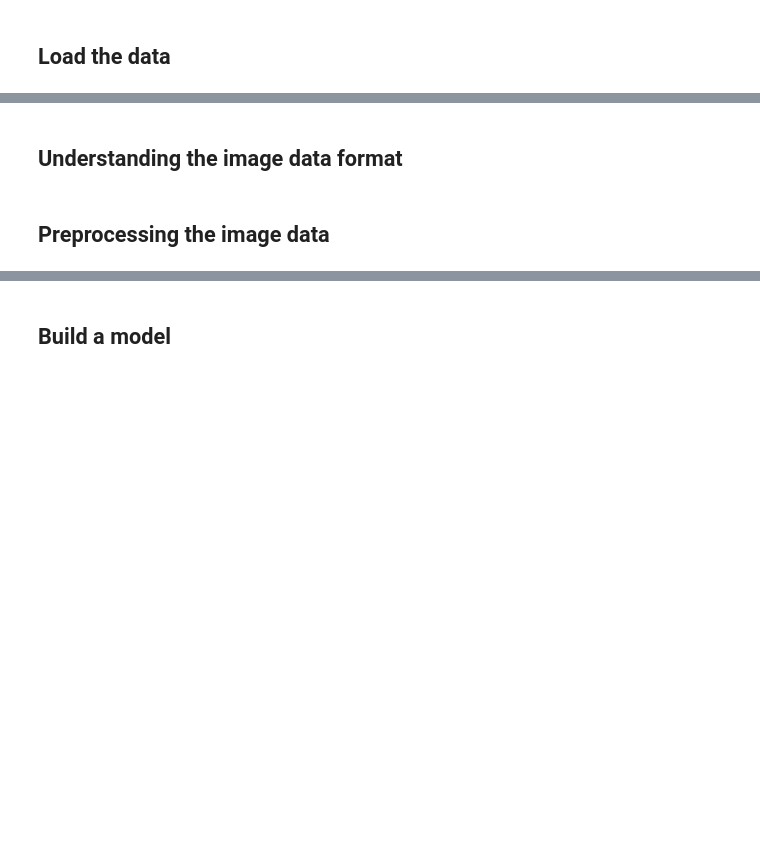
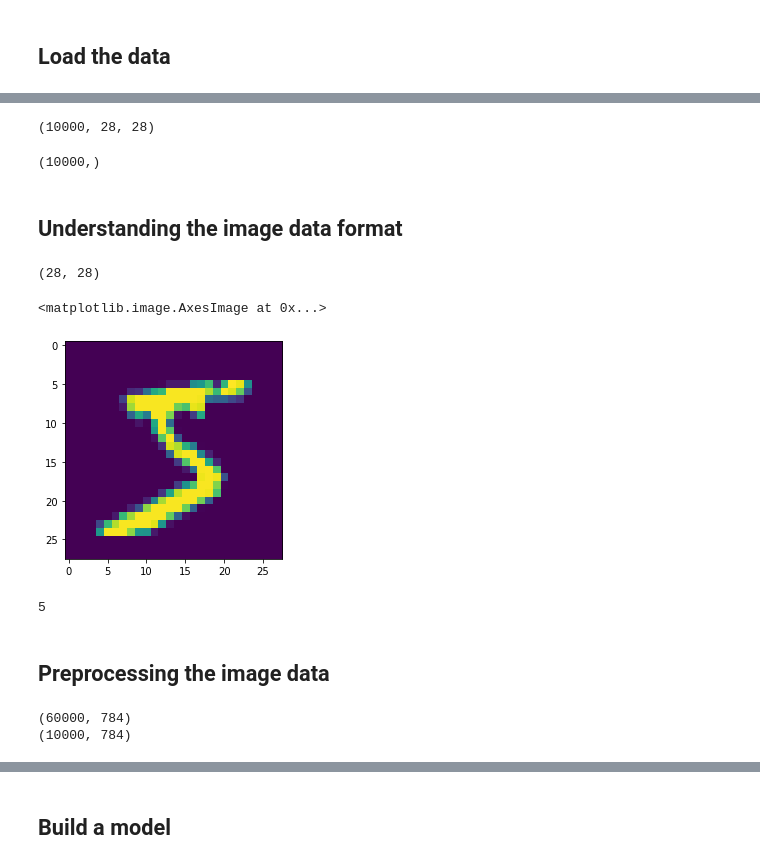
Before and after one commit to devoracer/NeuralNetworksML, a Jupyter notebook: Ex_Files_Neural_Networks_EssT/Exercise Files/Ch03/03_03/03_03 Start.ipynb, the cells around one changed output, grey strips where cells are left out. Cells and saved outputs as stored; diff of their text form; code cells hidden in the pictures; blank space fills up the shorter version.

```diff
--- a/Ex_Files_Neural_Networks_EssT/Exercise Files/Ch03/03_03/03_03 Start.ipynb
+++ b/Ex_Files_Neural_Networks_EssT/Exercise Files/Ch03/03_03/03_03 Start.ipynb
@@ -15,2 +46,4 @@ import matplotlib.pyplot as plt
 # %% [markdown]
 ## Load the data
+# %%
+(X_train, y_train), (X_test, y_test) = mnist.load_data()
@@ -17,2 +58,14 @@ import matplotlib.pyplot as plt
+# %%
+print(X_test.shape)
+# %% [output]
+(10000, 28, 28)
+# %%
+print(y_test.shape)
+# %% [output]
+(10000,)
 # %% [markdown]
 ## Understanding the image data format
+# %%
+X_train[0].shape
+# %% [output]
+(28, 28)
@@ -19,2 +74,11 @@ import matplotlib.pyplot as plt
+# %%
+plt.imshow(X_train[0])
+# %% [output]
+<matplotlib.image.AxesImage at 0x...>
+[figure, added]
+# %%
+y_train[0]
+# %% [output]
+5
 # %% [markdown]
 ## Preprocessing the image data
@@ -20,0 +87,8 @@ import matplotlib.pyplot as plt
+# %%
+X_train = X_train.reshape(60000, image_height * image_width)
+X_test = X_test.reshape(10000, image_height * image_width)
+print(X_train.shape)
+print(X_test.shape)
+# %% [output]
+(60000, 784)
+(10000, 784)
```
Also changed, not shown: parts of 26 cells of this notebook.
